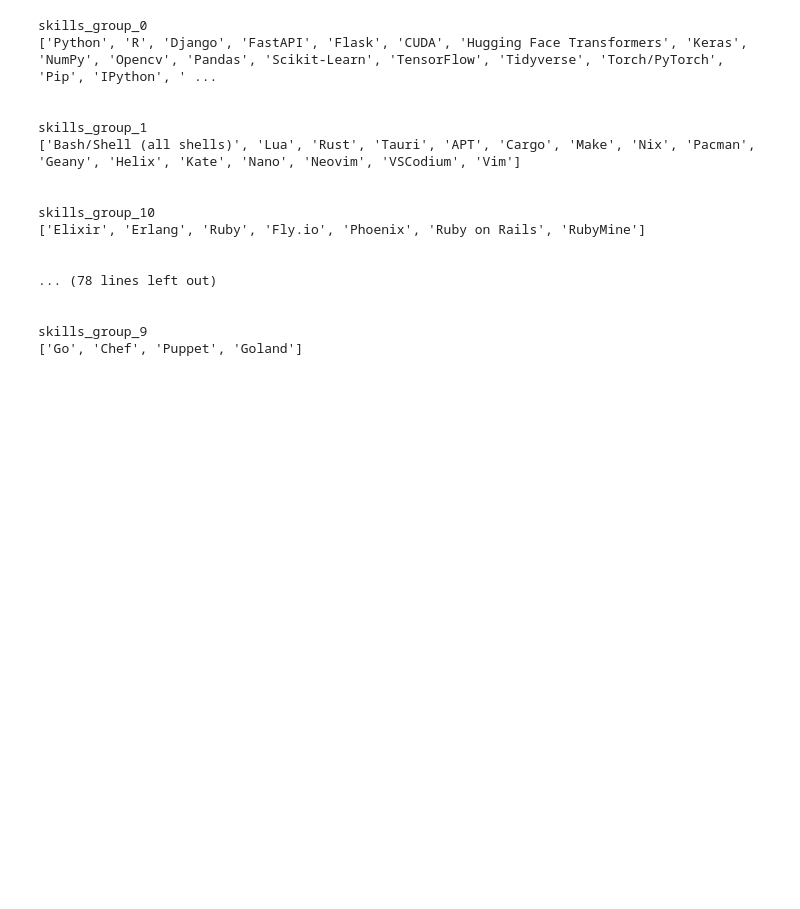
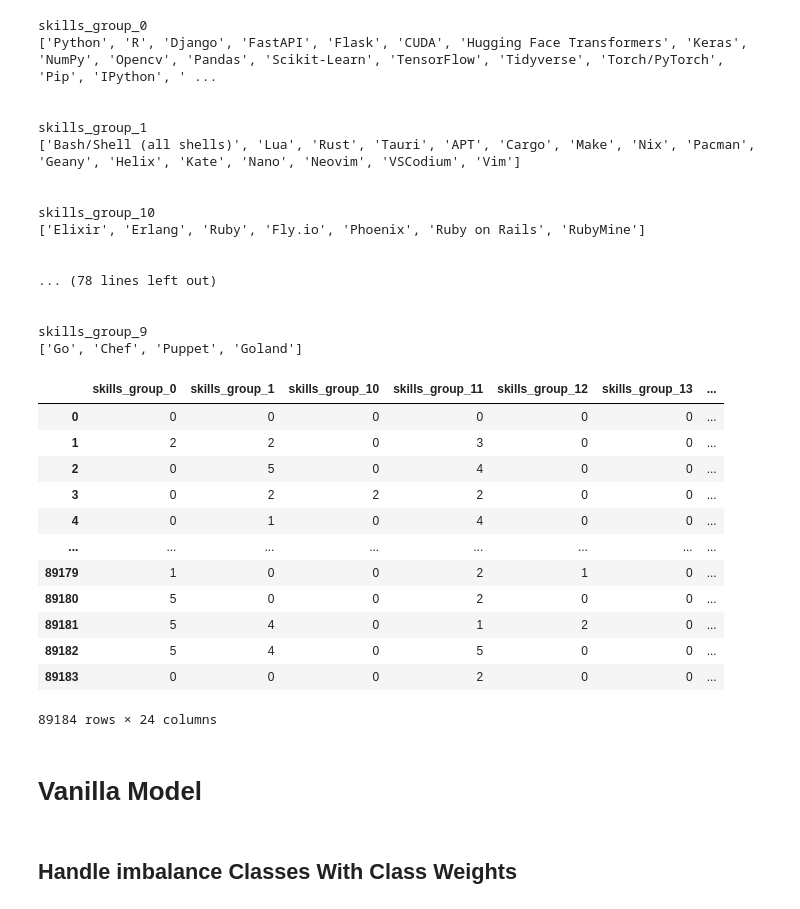
Before and after one commit to AhmedAliAli811/End_To_End_Data_Science_Project, a Jupyter notebook: notebooks/03-Feature Engineering.ipynb, the cells around one changed output. Saved outputs shown, nothing was run; the diff lists cells and outputs as text; code cells hidden in the pictures; blank space fills up the shorter version.

```diff
--- a/notebooks/03-Feature Engineering.ipynb
+++ b/notebooks/03-Feature Engineering.ipynb
@@ -191,3 +194,29 @@ skills_group_10
 
 skills_group_9
 ['Go', 'Chef', 'Puppet', 'Goland']
+# %%
+new_features = []
+
+for cluster , skill in skills_clusters.items():
+    cluster_sum = skills_ohe.droplevel(0 , axis = 1)[skill].sum(axis = 1)
+    cluster_sum.name = cluster
+    new_features.append(cluster_sum)
+
+fe_clustered_skills = pd.concat(new_features , axis=1)
+fe_clustered_skills
+# %% [output]
+|  | skills_group_0 | skills_group_1 | skills_group_10 | skills_group_11 | skills_group_12 | skills_group_13 | ... |
+| 0 | 0 | 0 | 0 | 0 | 0 | 0 | ... |
+| 1 | 2 | 2 | 0 | 3 | 0 | 0 | ... |
+| 2 | 0 | 5 | 0 | 4 | 0 | 0 | ... |
+| 3 | 0 | 2 | 2 | 2 | 0 | 0 | ... |
+| 4 | 0 | 1 | 0 | 4 | 0 | 0 | ... |
+| ... | ... | ... | ... | ... | ... | ... | ... |
+| 89179 | 1 | 0 | 0 | 2 | 1 | 0 | ... |
+| 89180 | 5 | 0 | 0 | 2 | 0 | 0 | ... |
+| 89181 | 5 | 4 | 0 | 1 | 2 | 0 | ... |
+| 89182 | 5 | 4 | 0 | 5 | 0 | 0 | ... |
+| 89183 | 0 | 0 | 0 | 2 | 0 | 0 | ... |
+89184 rows × 24 columns
+# %% [markdown]
+# Vanilla Model
@@ -193,0 +228,2 @@ skills_group_9
+# %% [markdown]
+## Handle imbalance Classes With Class Weights
```
Also changed, not shown: parts of 12 cells of this notebook.
